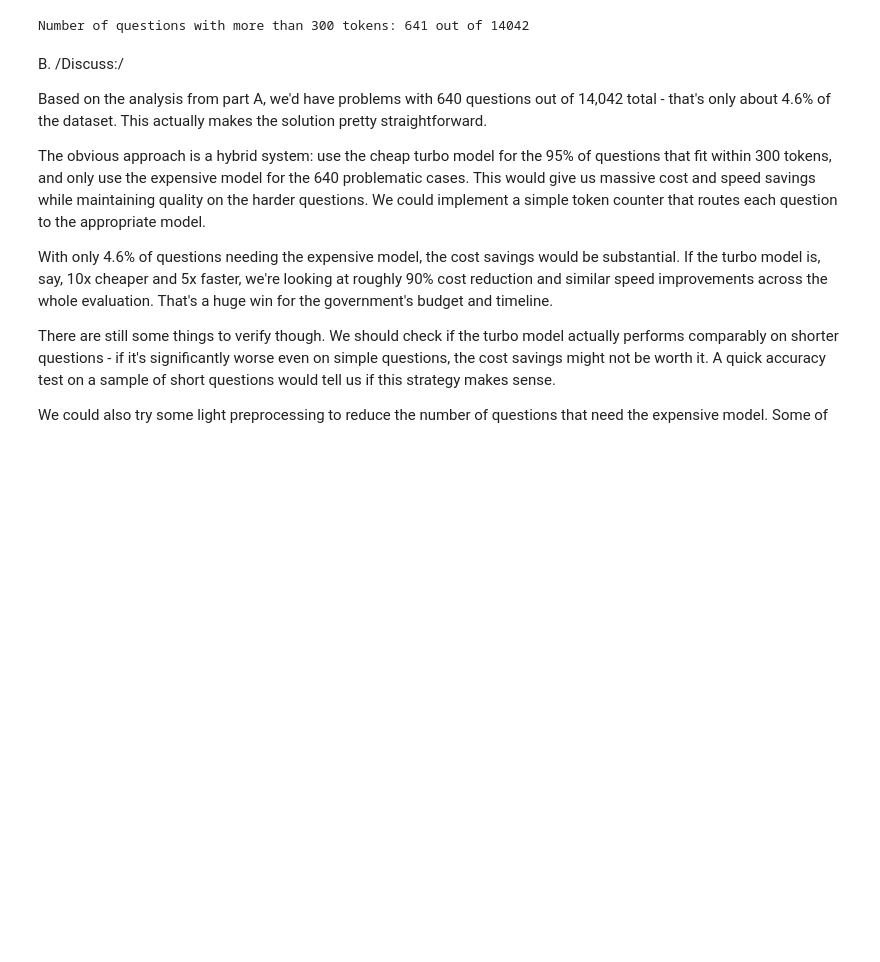
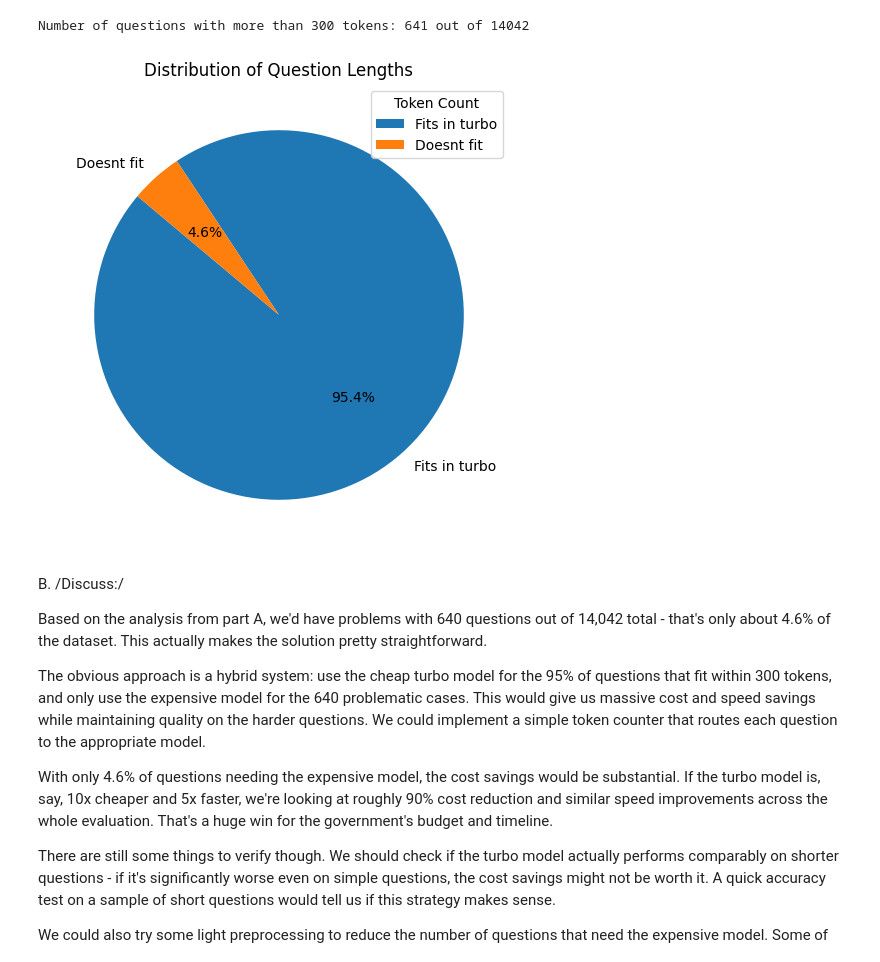
Before and after one commit to MaksiuMilcarz/Data-Analysis, a Jupyter notebook: clinic1/DA-clinic1.ipynb, the cells around one changed output. Drawn from its saved outputs; the diff is of its cells as text; code cells hidden in the pictures; blank space fills up the shorter version.

Commit message:
pie chart

```diff
--- a/clinic1/DA-clinic1.ipynb
+++ b/clinic1/DA-clinic1.ipynb
@@ -1172,6 +1172,17 @@ df['too_long'] = df['combined_total_tokens'].apply(lambda tokens: len(tokens) >
 print(f"Number of questions with more than 300 tokens: {df['too_long'].sum()} out of {len(df)}")
 # %% [output]
 Number of questions with more than 300 tokens: 641 out of 14042
+# %%
+#pie chart of Number of questions with more than 300 tokens: 641 out of 14042, with a legend
+labels = ['Fits in turbo', 'Doesnt fit']
+sizes = [14042 - 641, 641]
+plt.figure(figsize=(6, 6))
+plt.pie(sizes, labels=labels, autopct='%1.1f%%', startangle=140)
+plt.title('Distribution of Question Lengths')
+plt.legend(title="Token Count", loc='upper right')
+plt.show()
+# %% [output]
+[figure, added]
 # %% [markdown]
 B. /Discuss:/
 
```
Also changed, not shown: parts of 1 cell of this notebook, 1 other file.
